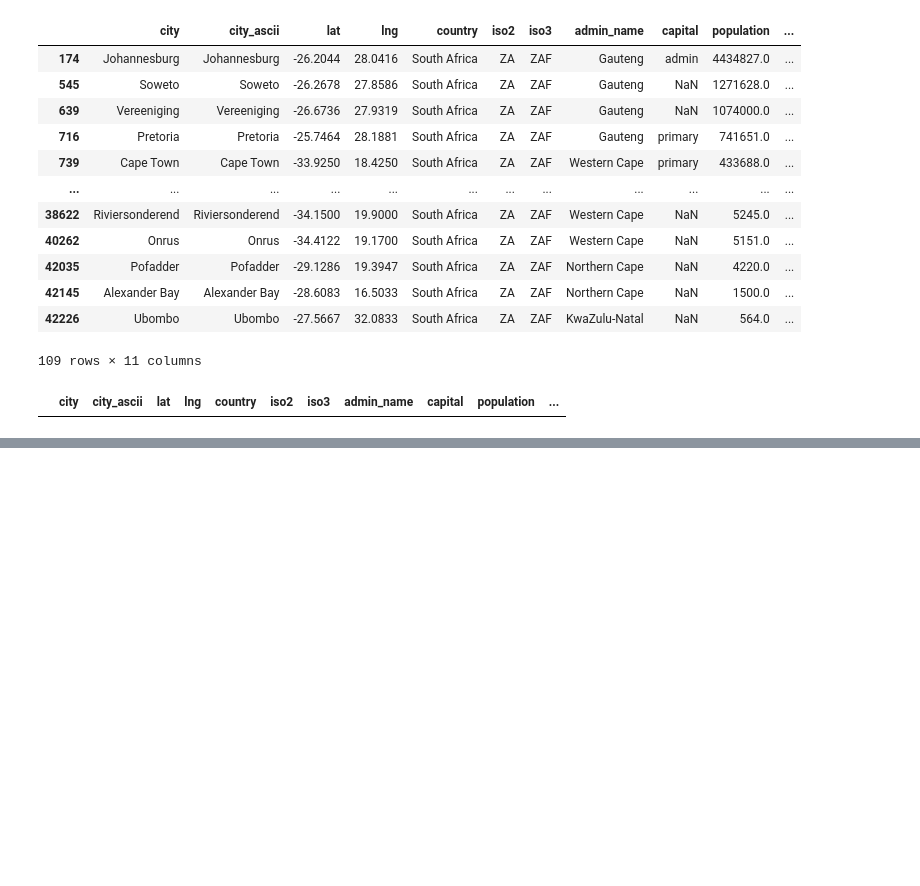
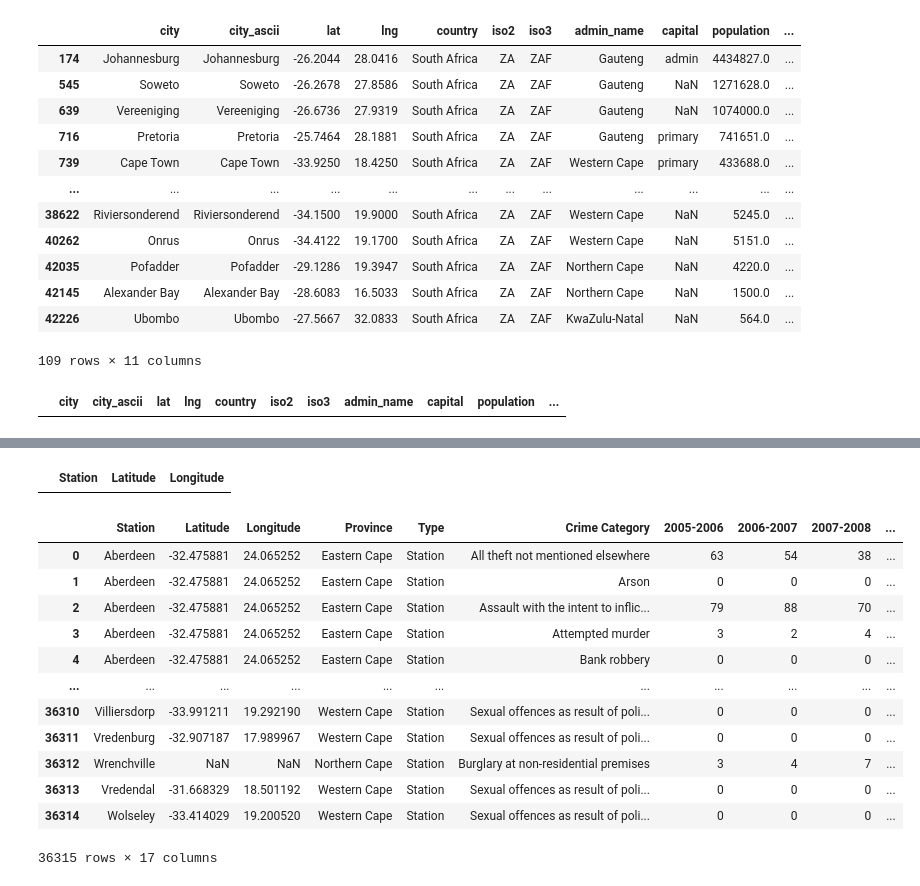
Before and after one commit to kmedri/omdenasa_muv, a Jupyter notebook: preprocess.ipynb, the cells around one changed output, grey strips where cells are left out. Saved outputs shown, nothing was run; the diff lists cells and outputs as text; code cells hidden in the pictures; blank space fills up the shorter version.

```diff
--- a/preprocess.ipynb
+++ b/preprocess.ipynb
@@ -454,0 +426,4 @@ report.show_html()
+# %%
+df4[df4['Station'] == 'Wrenchville']
+# %% [output]
+|  | Station | Latitude | Longitude |
@@ -454,0 +432,16 @@ report.show_html()
+# %%
+df9
+# %% [output]
+|  | Station | Latitude | Longitude | Province | Type | Crime Category | 2005-2006 | 2006-2007 | 2007-2008 | ... |
+| 0 | Aberdeen | -32.475881 | 24.065252 | Eastern Cape | Station | All theft not mentioned elsewhere | 63 | 54 | 38 | ... |
+| 1 | Aberdeen | -32.475881 | 24.065252 | Eastern Cape | Station | Arson | 0 | 0 | 0 | ... |
+| 2 | Aberdeen | -32.475881 | 24.065252 | Eastern Cape | Station | Assault with the intent to inflic... | 79 | 88 | 70 | ... |
+| 3 | Aberdeen | -32.475881 | 24.065252 | Eastern Cape | Station | Attempted murder | 3 | 2 | 4 | ... |
+| 4 | Aberdeen | -32.475881 | 24.065252 | Eastern Cape | Station | Bank robbery | 0 | 0 | 0 | ... |
+| ... | ... | ... | ... | ... | ... | ... | ... | ... | ... | ... |
+| 36310 | Villiersdorp | -33.991211 | 19.292190 | Western Cape | Station | Sexual offences as result of poli... | 0 | 0 | 0 | ... |
+| 36311 | Vredenburg | -32.907187 | 17.989967 | Western Cape | Station | Sexual offences as result of poli... | 0 | 0 | 0 | ... |
+| 36312 | Wrenchville | NaN | NaN | Northern Cape | Station | Burglary at non-residential premises | 3 | 4 | 7 | ... |
+| 36313 | Vredendal | -31.668329 | 18.501192 | Western Cape | Station | Sexual offences as result of poli... | 0 | 0 | 0 | ... |
+| 36314 | Wolseley | -33.414029 | 19.200520 | Western Cape | Station | Sexual offences as result of poli... | 0 | 0 | 0 | ... |
+36315 rows × 17 columns
```
Also changed, not shown: parts of 32 cells of this notebook.
